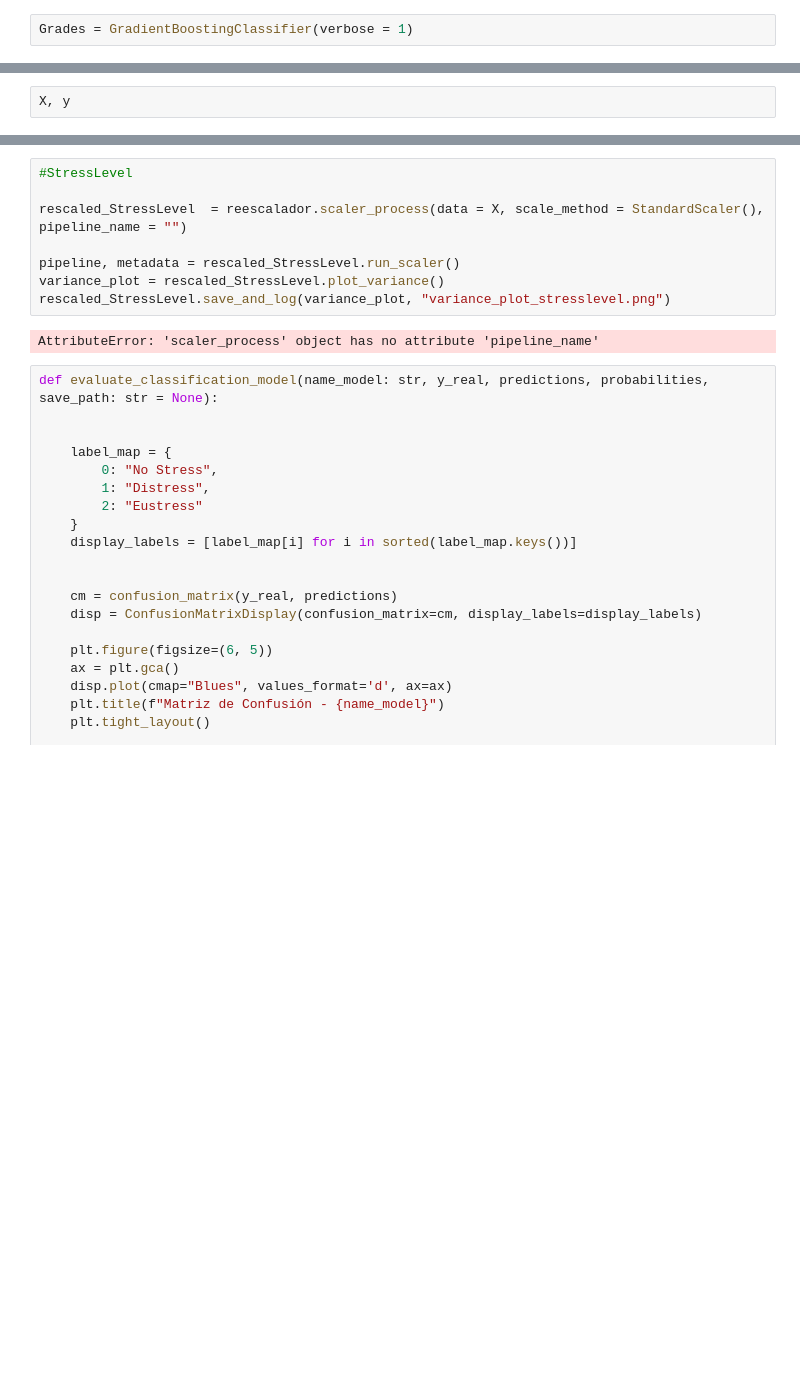
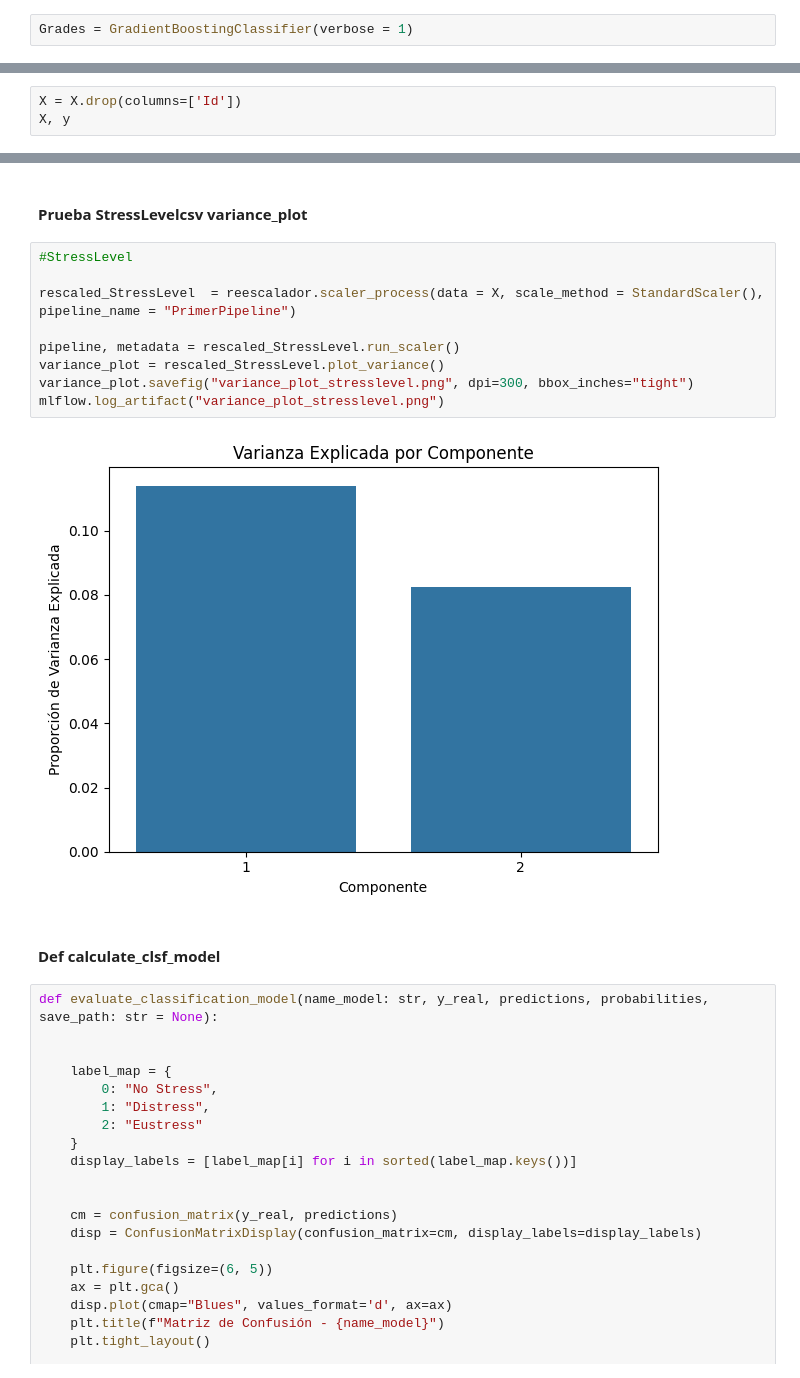
Before and after one commit to Marquinhos9873/mle3, a Jupyter notebook: notebooks/Clasificacion HPM.ipynb, the cells around one changed output, grey strips where cells are left out. Cells and saved outputs as stored; diff of their text form; blank space fills up the shorter version.

```diff
--- a/notebooks/Clasificacion HPM.ipynb
+++ b/notebooks/Clasificacion HPM.ipynb
@@ -261,3 +284,4 @@ Grades = GradientBoostingClassifier(verbose = 1)
 # %%
+X = X.drop(columns=['Id'])
 X, y
 # %% [output]
@@ -294,13 +333,18 @@ logger.info(f"Datos de test: {y_test.shape}")
+# %% [markdown]
+#### Prueba StressLevelcsv variance_plot
 # %%
 #StressLevel
 
-rescaled_StressLevel  = reescalador.scaler_process(data = X, scale_method = StandardScaler(), pipeline_name = "")
+rescaled_StressLevel  = reescalador.scaler_process(data = X, scale_method = StandardScaler(), pipeline_name = "PrimerPipeline")
 
 pipeline, metadata = rescaled_StressLevel.run_scaler()
 variance_plot = rescaled_StressLevel.plot_variance()
-rescaled_StressLevel.save_and_log(variance_plot, "variance_plot_stresslevel.png")
+variance_plot.savefig("variance_plot_stresslevel.png", dpi=300, bbox_inches="tight")
+mlflow.log_artifact("variance_plot_stresslevel.png")
 # %% [output]
-AttributeError: 'scaler_process' object has no attribute 'pipeline_name'
+[figure, added]
+# %% [markdown]
+#### Def calculate_clsf_model
 # %%
 def evaluate_classification_model(name_model: str, y_real, predictions, probabilities, save_path: str = None):
 
```
Also changed, not shown: parts of 18 cells of this notebook, 2 other files.
